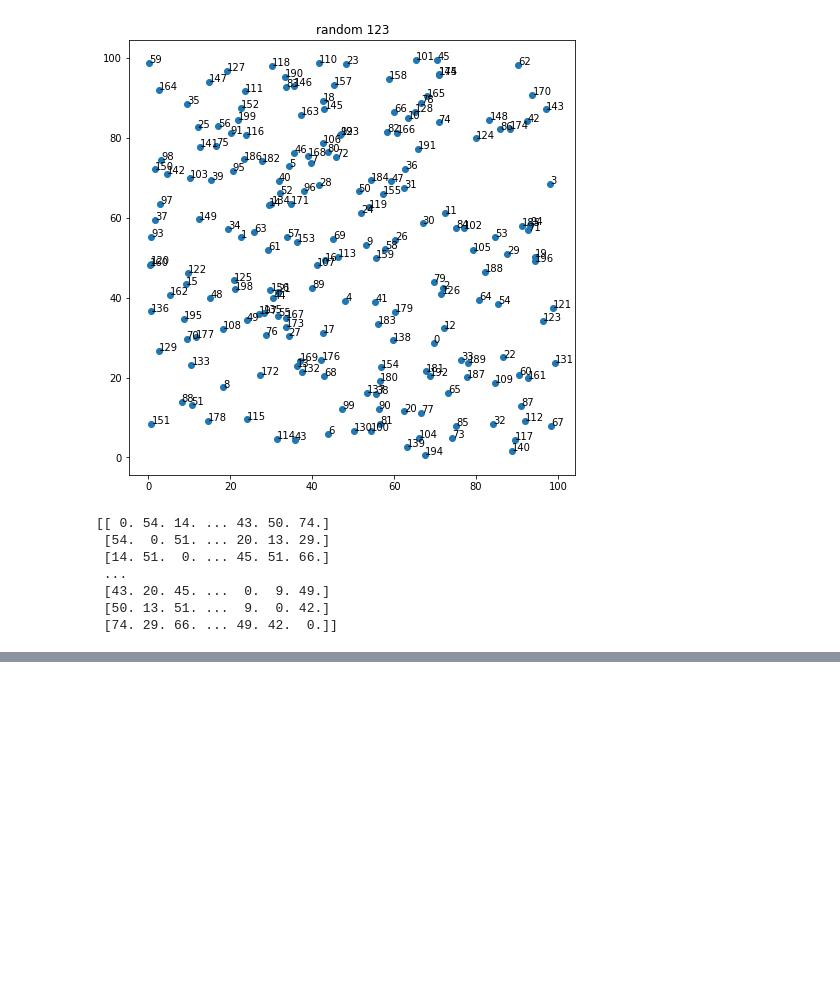
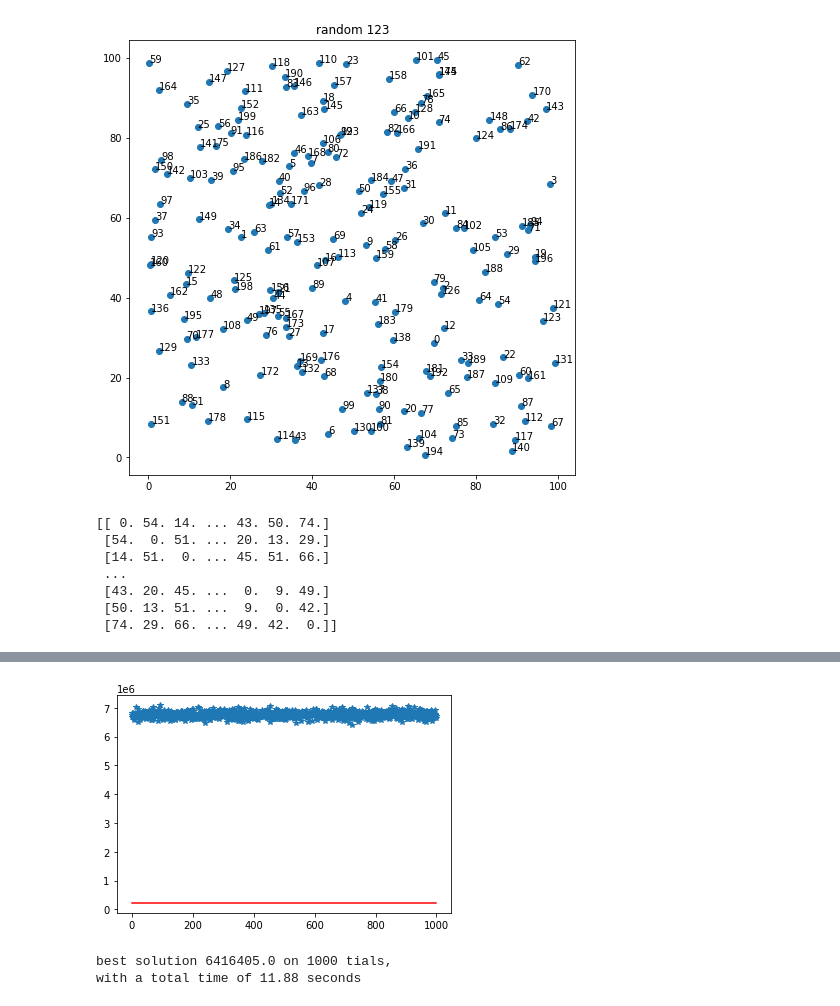
Before and after one commit to WiZeYAR/AI2021MA, a Jupyter notebook: lab1_AI2020.ipynb, the cells around one changed output, grey strips where cells are left out. Cells and saved outputs as stored; diff of their text form; code cells hidden in the pictures; blank space fills up the shorter version.

```diff
--- a/lab1_AI2020.ipynb
+++ b/lab1_AI2020.ipynb
@@ -49,0 +82,28 @@ AttributeError: ignored
+# %%
+def random_method(dist_matrix):
+      n = int(dist_matrix.shape[0])
+      solution = np.random.choice(np.arange(n), size=n, replace=False)
+      return np.concatenate([solution, [solution[0]]])
+# %%
+from AI2020.solvers.TSP_solver import Solver_TSP
+from time import time as t
+import numpy as np
+import matplotlib.pyplot as plt
+
+number_of_trials = 1000
+found_lens = []
+start = t()
+solver = Solver_TSP(('random', random_method))
+for _ in range(number_of_trials):
+  solver(ic)
+  found_lens.append(solver.found_length)
+end = t()
+plt.plot(found_lens, "*")
+plt.plot(np.ones(1000)*ic.best_sol, "r-")
+plt.show()
+
+print(f"best solution {min(found_lens)} on {number_of_trials} tials,\nwith a total time of {np.round(end - start, 2)} seconds")
+# %% [output]
+[figure, added]
+best solution 6416405.0 on 1000 tials,
+with a total time of 11.88 seconds
```
Also changed, not shown: parts of 11 cells of this notebook.
